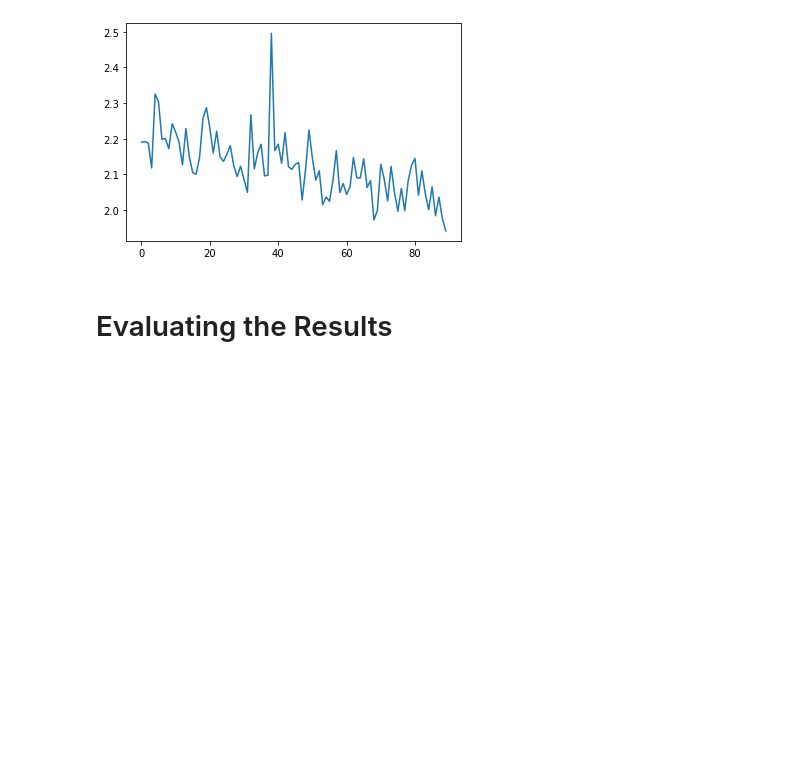
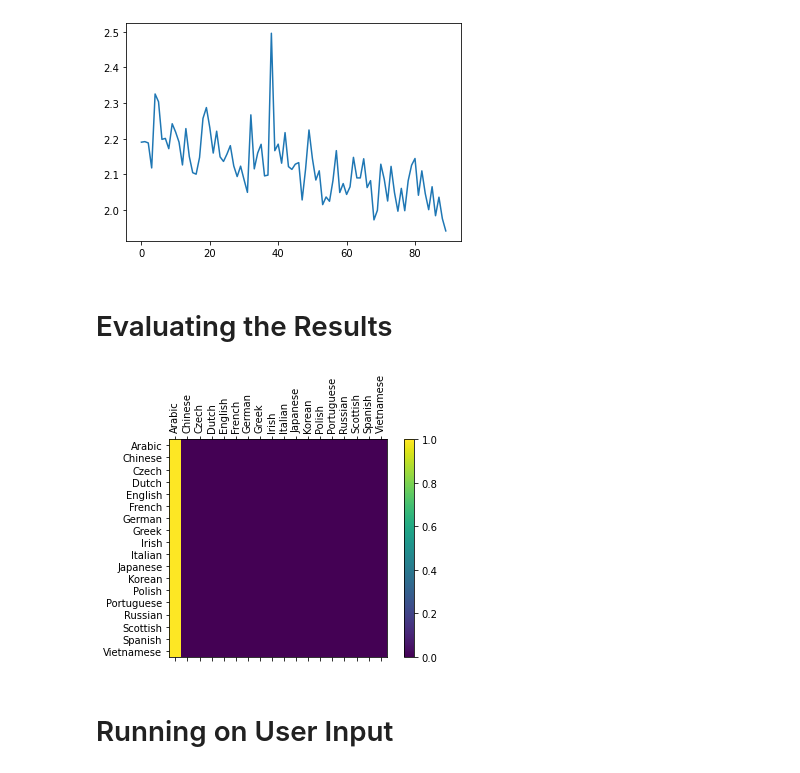
Before and after one commit to YHWOO13/JBNU-2021-Summer, a Jupyter notebook: Pytorch tutorial/Text/NLP FROM SCRATCH_ CLASSIFYING NAMES WITH A CHARACTER-LEVEL RNN.ipynb, the cells around one changed output. Saved outputs shown, nothing was run; the diff lists cells and outputs as text; code cells hidden in the pictures; blank space fills up the shorter version.

```diff
--- a/Pytorch tutorial/Text/NLP FROM SCRATCH_ CLASSIFYING NAMES WITH A CHARACTER-LEVEL RNN.ipynb
+++ b/Pytorch tutorial/Text/NLP FROM SCRATCH_ CLASSIFYING NAMES WITH A CHARACTER-LEVEL RNN.ipynb
@@ -347,10 +347,46 @@ plt.plot(all_losses)
 # %%
 # keep track of correct guesses in a confusion matrix
 confusion = torch.zeros(n_categories, n_categories)
 n_confusion = 10000
 
 # Just return an output given a line
 def evaluate(line_tensor):
     hidden = rnn.initHidden()
 
     for i in range(line_tensor.size()[0]):
+        output, hidden = rnn(line_tensor[i], hidden)
+
+    return output
+
+# Go through a bunch of examples and record which are correctly guessed
+for i in range(n_confusion):
+    category, line, category_tensor, line_tensor = randomTrainingExample()
+    output = evaluate(line_tensor)
+    guess, guess_i = categoryFromOutput(output)
+    category_i = all_categories.index(category)
+    confusion[category_i][guess_i] += 1
+
+# Normalize by dividing every row by its sum
+for i in range(n_categories):
+    confusion[i] = confusion[i] / confusion[i].sum()
+
+# Set up plot
+fig = plt.figure()
+ax = fig.add_subplot(111)
+cax = ax.matshow(confusion.numpy())
+fig.colorbar(cax)
+
+# Set up axes
+ax.set_xticklabels([''] + all_categories, rotation = 90)
+ax.set_yticklabels([''] + all_categories)
+
+# Force label at every tick
+ax.xaxis.set_major_locator(ticker.MultipleLocator(1))
+ax.yaxis.set_major_locator(ticker.MultipleLocator(1))
+
+# sphinx_gallery_thumbnail_number = 2
+plt.show()
+# %% [output]
+[figure, added]
+# %% [markdown]
+# Running on User Input
```
Also changed, not shown: parts of 2 cells of this notebook.
